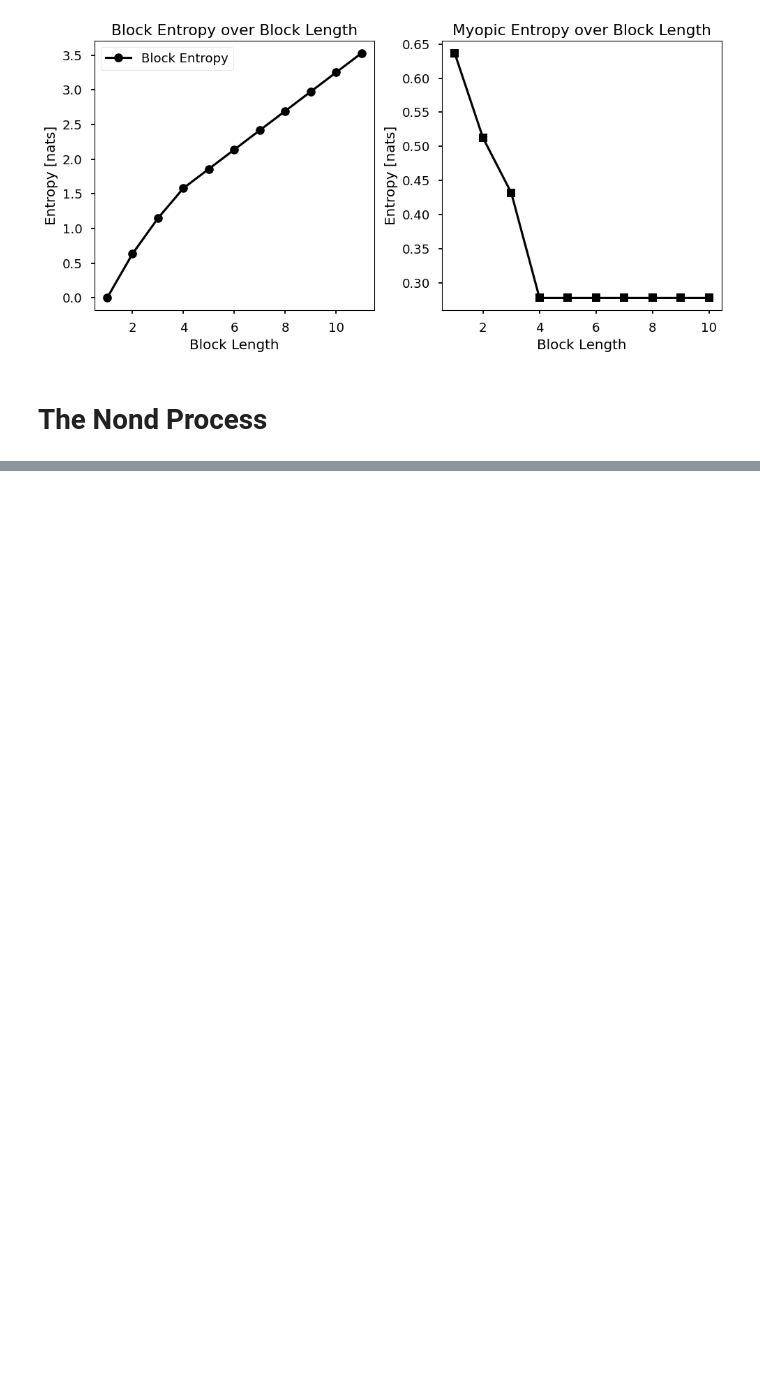
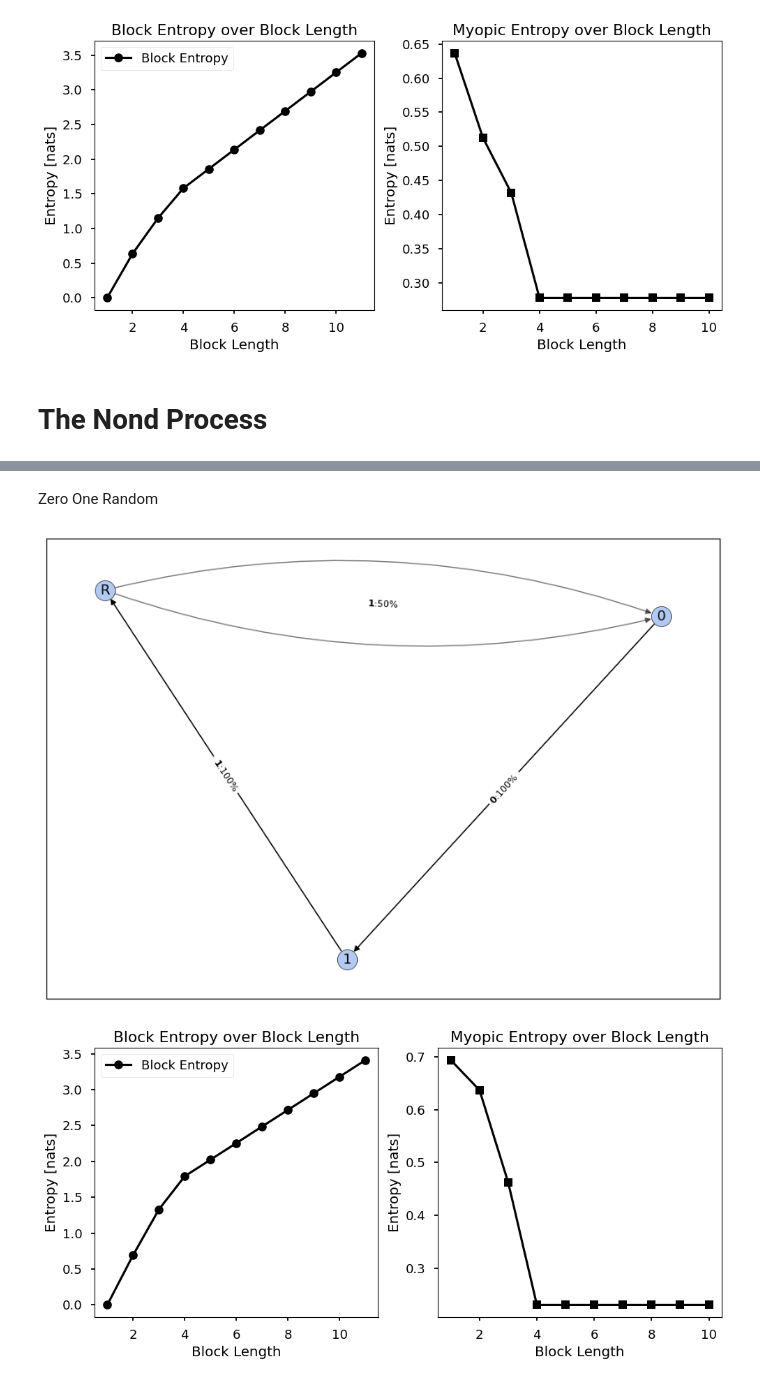
Before and after one commit to adamimos/epsilon-transformers, a Jupyter notebook: examples/compmech_processes.ipynb, the cells around one changed output, grey strips where cells are left out. Cells and saved outputs as stored; diff of their text form; code cells hidden in the pictures; blank space fills up the shorter version.

```diff
--- a/examples/compmech_processes.ipynb
+++ b/examples/compmech_processes.ipynb
@@ -116 +120,12 @@ plot_entropy_rates(mixed_state_tree)
 [figure]
+# %% [markdown]
+Zero One Random
+# %%
+process = ZeroOneR()
+graph = transition_matrix_to_graph(transition_matrix=process.transition_matrix,state_names=process.state_names_dict)
+visualize_graph(graph, draw_mixed_state=True)
+mixed_state_tree = process.derive_mixed_state_presentation(depth=11)
+plot_entropy_rates(mixed_state_tree)
+# %% [output]
+[figure, added]
+[figure, added]
```
Also changed, not shown: parts of 5 cells of this notebook, 13 other files.
